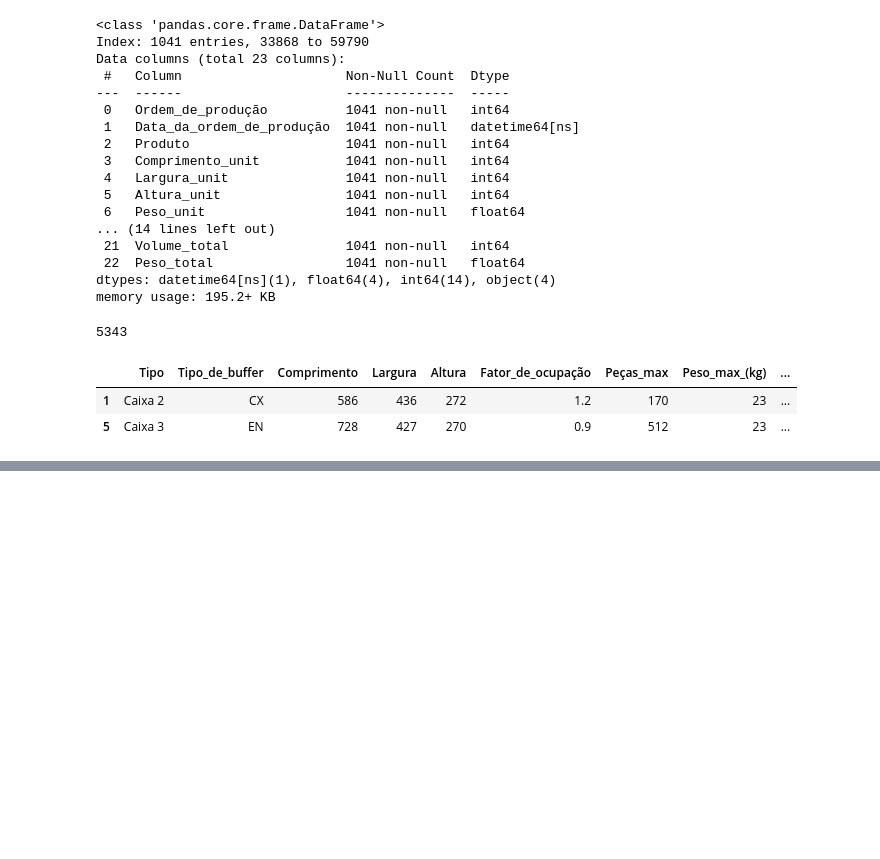
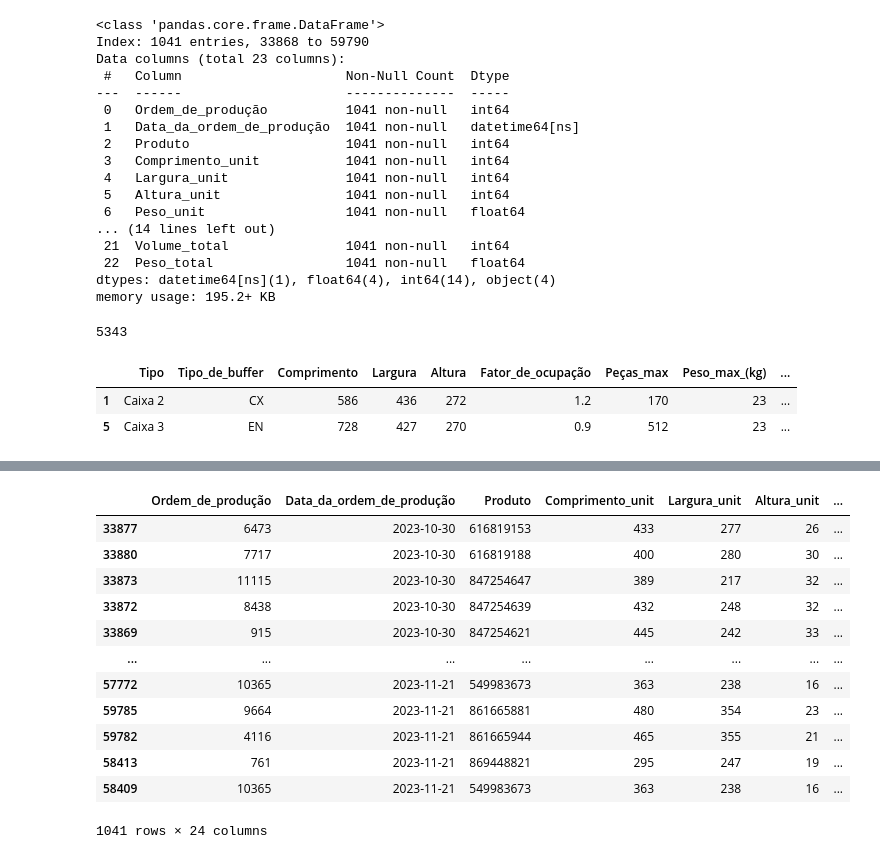
Before and after one commit to CandaPin/Resolucao_Problemas, a Jupyter notebook: 02-Notebook/03-eb-FirstFitDecreasing.ipynb, the cells around one changed output, grey strips where cells are left out. Cells and saved outputs as stored; diff of their text form; code cells hidden in the pictures; blank space fills up the shorter version.

Commit message:
fix: ensure FIFO by sorting values according to ascending order date (and, secondly, by volume)

```diff
--- a/02-Notebook/03-eb-FirstFitDecreasing.ipynb
+++ b/02-Notebook/03-eb-FirstFitDecreasing.ipynb
@@ -232,2 +234,21 @@ Bin 326: Amt. Items 7 (Total Volume: 22798879 cubic mm | Total Weight: 1.7040kg)
 
 Leftover items: 0 items
+# %%
+df_sorted = df.copy()
+df_sorted['Inv_Volume_total'] = (1 / df_sorted['Volume_total']).replace(np.inf, 0)
+df_sorted = df_sorted.sort_values(by=['Data_da_ordem_de_produção', 'Inv_Volume_total'], ascending=True)
+df_sorted
+# %% [output]
+|  | Ordem_de_produção | Data_da_ordem_de_produção | Produto | Comprimento_unit | Largura_unit | Altura_unit | ... |
+| 33877 | 6473 | 2023-10-30 | 616819153 | 433 | 277 | 26 | ... |
+| 33880 | 7717 | 2023-10-30 | 616819188 | 400 | 280 | 30 | ... |
+| 33873 | 11115 | 2023-10-30 | 847254647 | 389 | 217 | 32 | ... |
+| 33872 | 8438 | 2023-10-30 | 847254639 | 432 | 248 | 32 | ... |
+| 33869 | 915 | 2023-10-30 | 847254621 | 445 | 242 | 33 | ... |
+| ... | ... | ... | ... | ... | ... | ... | ... |
+| 57772 | 10365 | 2023-11-21 | 549983673 | 363 | 238 | 16 | ... |
+| 59785 | 9664 | 2023-11-21 | 861665881 | 480 | 354 | 23 | ... |
+| 59782 | 4116 | 2023-11-21 | 861665944 | 465 | 355 | 21 | ... |
+| 58413 | 761 | 2023-11-21 | 869448821 | 295 | 247 | 19 | ... |
+| 58409 | 10365 | 2023-11-21 | 549983673 | 363 | 238 | 16 | ... |
+1041 rows × 24 columns
```
Also changed, not shown: parts of 2 cells of this notebook.
